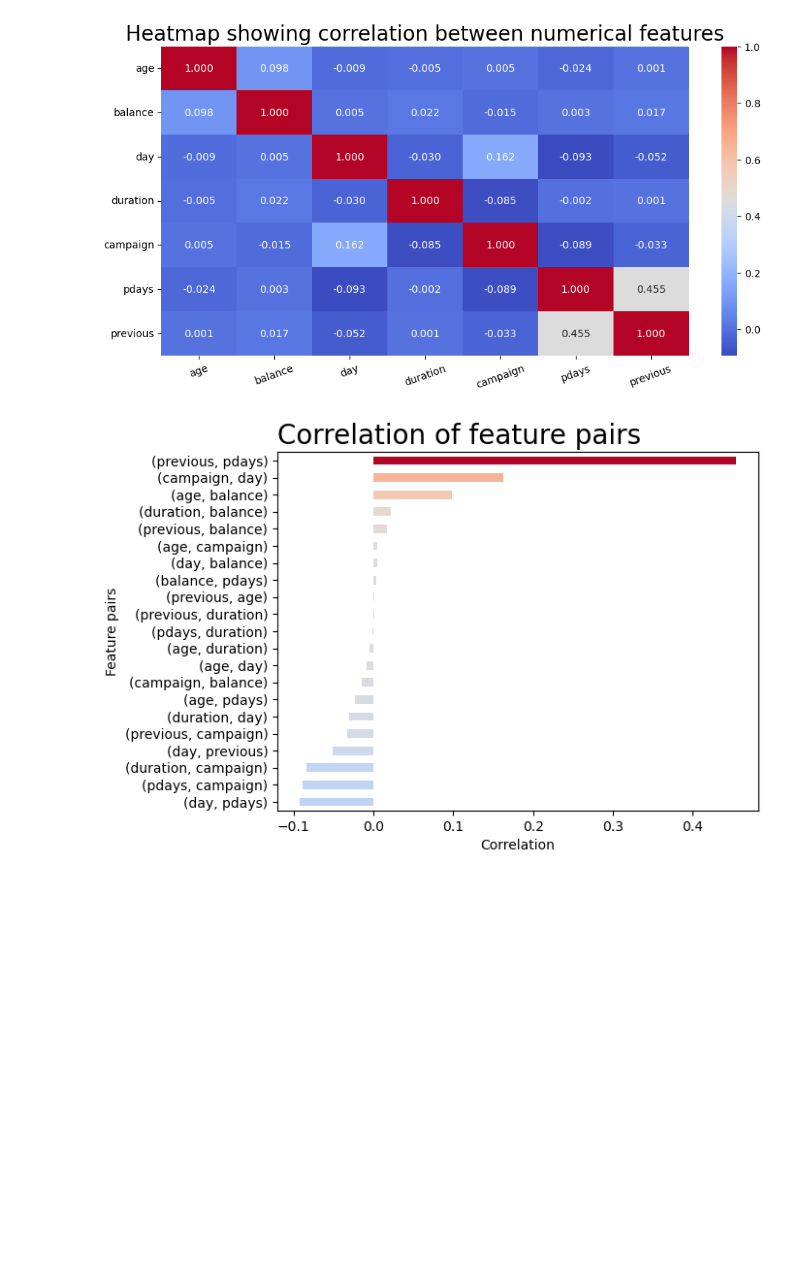
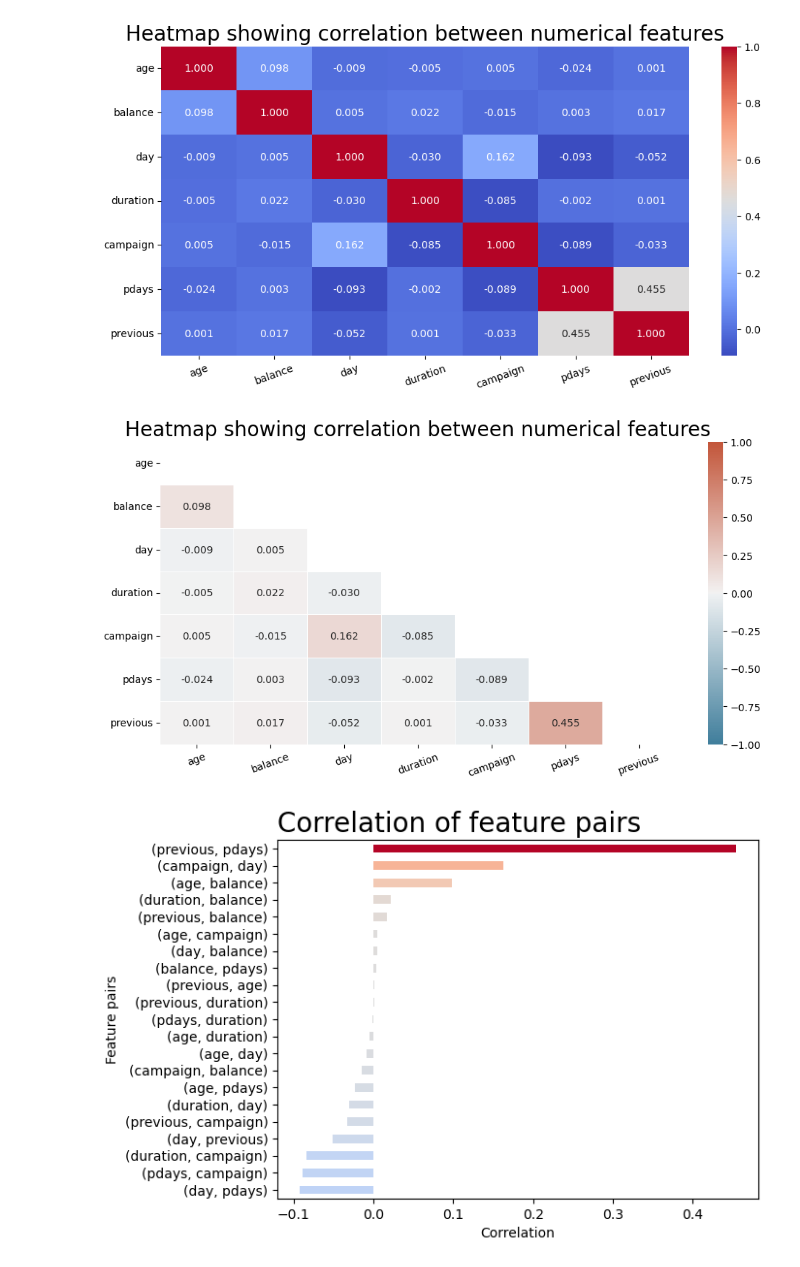
Before and after one commit to TillMeineke/ML_Zoomcamp2024_hw, a Jupyter notebook: 03-classification/homework_03_till_meineke.ipynb, the cells around one changed output. Saved outputs shown, nothing was run; the diff lists cells and outputs as text; code cells hidden in the pictures; blank space fills up the shorter version.

```diff
--- a/03-classification/homework_03_till_meineke.ipynb
+++ b/03-classification/homework_03_till_meineke.ipynb
@@ -267,6 +267,25 @@ plt.title("Heatmap showing correlation between numerical features", fontsize=20)
 plt.show();
 # %% [output]
 [figure]
+# %%
+corr = df[num_features].corr()
+
+# plot as a heatmap
+plt.figure(figsize=(10, 5))
+
+# define the mask to set the values in the upper triangle to True
+mask = np.triu(np.ones_like(corr, dtype=bool))
+
+# Generate a custom diverging colormap
+cmap = sns.diverging_palette(230, 20, as_cmap=True)
+
+sns.heatmap(corr, annot=True, cmap=cmap, fmt=".3f", mask=mask, vmin=-1, vmax=1, linewidths=0.5)
+plt.xticks(rotation=20)
+plt.tight_layout()
+plt.title("Heatmap showing correlation between numerical features", fontsize=20)
+plt.show();
+# %% [output]
+[figure, added]
 # %%
 corr2 = df[num_features].corr().unstack().sort_values(ascending=True).drop_duplicates()
 # drop age vs age correlation
```
Also changed, not shown: parts of 21 cells of this notebook.
